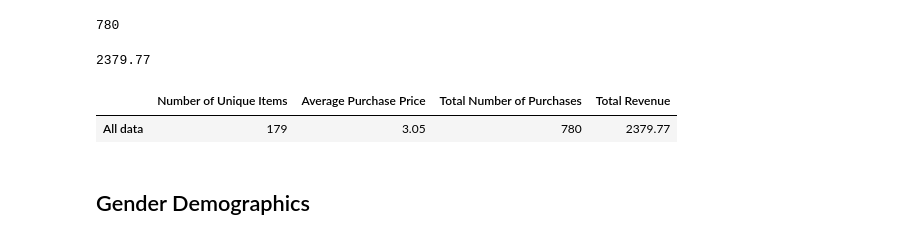
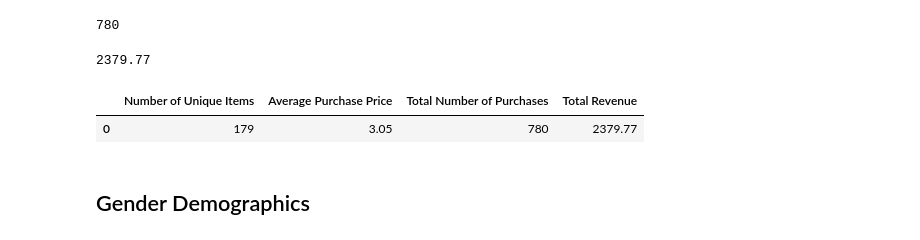
Before and after one commit to i-am-phoenix/heroe_of_pymoli_game_analysis, a Jupyter notebook: HeroesOfPymoli/HeroesOfPymoli_starter.ipynb, the cells around one changed output. Saved outputs shown, nothing was run; the diff lists cells and outputs as text; code cells hidden in the pictures.

```diff
--- a/HeroesOfPymoli/HeroesOfPymoli_starter.ipynb
+++ b/HeroesOfPymoli/HeroesOfPymoli_starter.ipynb
@@ -48,7 +49,7 @@ nmb_unique_items
 # %% [markdown]
 * Pull out Average price from .describe() output
 # %%
-avg_price=purchase_data.describe()['Price'][1].round(2)
+avg_price=round(purchase_data.describe()['Price'][1],2)
 #  or
 avg_price=round(purchase_data['Price'].mean(),2)
 avg_price
@@ -67,17 +68,26 @@ total_revenue
 # %% [output]
 2379.77
 # %%
-# Create header for the summary data frame
-purch_smry_cols=['Number of Unique Items', 'Average Purchase Price', 'Total Number of Purchases', 'Total Revenue']
-#  Create a two-dimensional list containing the summary data
-purch_smry_data=[[nmb_unique_items, avg_price, total_nmb_purchases, total_revenue]]
-#  Pass headers and summary data to a pandas dataframe function, assigning single row name to "All data"
-#  by altering default Indexing
-purch_smry_df = pd.DataFrame(purch_smry_data, index=[f"All data"], columns=purch_smry_cols)
+# # Create header for the summary data frame
+# purch_smry_cols=['Number of Unique Items', 'Average Purchase Price', 'Total Number of Purchases', 'Total Revenue']
+# #  Create a two-dimensional list containing the summary data
+# purch_smry_data=[[nmb_unique_items, avg_price, total_nmb_purchases, total_revenue]]
+# #  Pass headers and summary data to a pandas dataframe function, assigning single row name to "All data"
+# #  by altering default Indexing
+# purch_smry_df = pd.DataFrame(purch_smry_data, index=[f"All data"], columns=purch_smry_cols)
+
+# or
+
+smry_dic1={
+            'Number of Unique Items':[nmb_unique_items],
+            'Average Purchase Price':[avg_price],
+            'Total Number of Purchases':[total_nmb_purchases],
+            'Total Revenue':[total_revenue]}
+purch_smry_df=pd.DataFrame(smry_dic1)
 purch_smry_df
 # %% [output]
 |  | Number of Unique Items | Average Purchase Price | Total Number of Purchases | Total Revenue |
-| All data | 179 | 3.05 | 780 | 2379.77 |
+| 0 | 179 | 3.05 | 780 | 2379.77 |
 # %% [markdown]
 ## Gender Demographics
 # %% [markdown]
```
Also changed, not shown: parts of 4 cells of this notebook.
